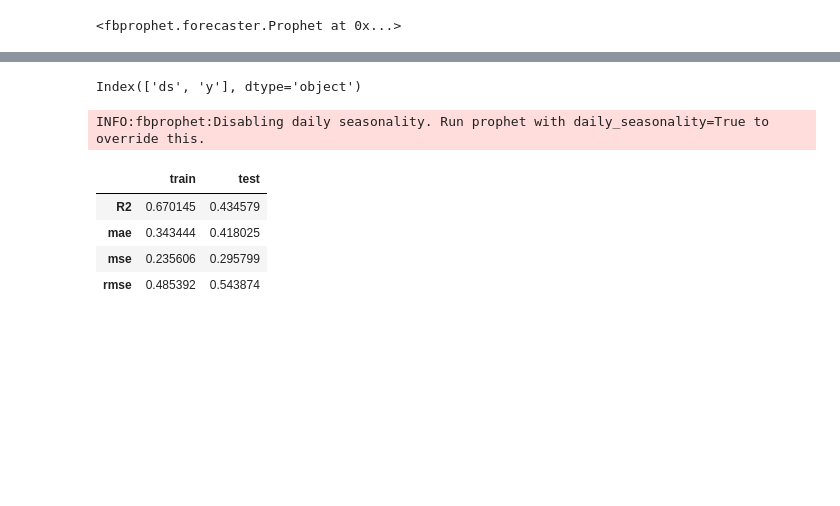
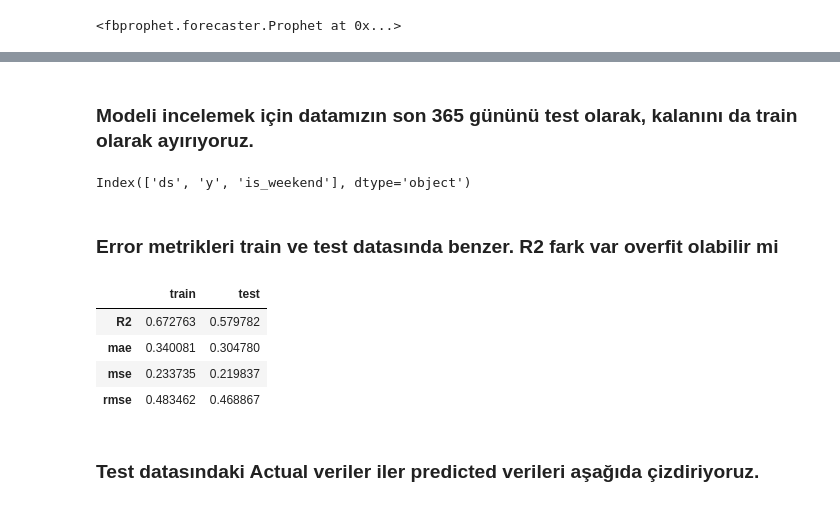
Before and after one commit to harun1yuksel/working, a Jupyter notebook: anomaly_detection/anomaly_detection.ipynb, the cells around one changed output, grey strips where cells are left out. Saved outputs shown, nothing was run; the diff lists cells and outputs as text; code cells hidden in the pictures; blank space fills up the shorter version.

```diff
--- a/anomaly_detection/anomaly_detection.ipynb
+++ b/anomaly_detection/anomaly_detection.ipynb
@@ -206,0 +213,8 @@ df
+# %%
+def is_weekend(ds):
+    date = pd.to_datetime(ds)
+    if date.weekday() >= 5:
+        return 1
+    else:
+        return 0
+df['is_weekend'] = df['ds'].apply(is_weekend)
@@ -207,5 +237,6 @@ df
 # %%
 m = Prophet()
+m.add_regressor("is_weekend")
 m.add_seasonality(name='monthly', period=30.5, fourier_order=5)
 
 m.fit(df)
@@ -267,23 +302,21 @@ plot_plotly(m, forecast, figsize=(1300, 700))
 plot_components_plotly(m, forecast, figsize=(1300, 200))
 # %% [output]
 [interactive output not drawn]
+# %% [markdown]
+### Modeli incelemek için datamızın son 365 gününü test olarak, kalanını da train olarak ayırıyoruz.
 # %%
 test_size = 365
 
 train = df[:-test_size]
 test = df[-test_size:]
 # %%
-train.columns
+test.columns
 # %% [output]
-Index(['ds', 'y'], dtype='object')
+Index(['ds', 'y', 'is_weekend'], dtype='object')
 # %%
 from sklearn.metrics import r2_score, mean_absolute_error, mean_squared_error
 
 def train_val(model, train, test):
-    model = Prophet()
-    model.add_seasonality(name='monthly', period=30.5, fourier_order=5)
-    model.fit(train)
-
     y_train_pred = model.predict(train)
     y_pred = model.predict(test)
 
@@ -298,13 +331,16 @@ def train_val(model, train, test):
     "rmse" : np.sqrt(mean_squared_error(test["y"], y_pred["yhat"]))}}
 
     return pd.DataFrame(scores)
+# %% [markdown]
+### Error metrikleri train ve test datasında benzer. R2 fark var overfit olabilir mi
 # %%
-train_val(model, train, test)
+train_val(m, train, test)
 # %% [output]
-INFO:fbprophet:Disabling daily seasonality. Run prophet with daily_seasonality=True to override this.
 |  | train | test |
-| R2 | 0.670145 | 0.434579 |
-| mae | 0.343444 | 0.418025 |
-| mse | 0.235606 | 0.295799 |
-| rmse | 0.485392 | 0.543874 |
+| R2 | 0.672763 | 0.579782 |
+| mae | 0.340081 | 0.304780 |
+| mse | 0.233735 | 0.219837 |
+| rmse | 0.483462 | 0.468867 |
+# %% [markdown]
+### Test datasındaki Actual veriler iler predicted verileri aşağıda çizdiriyoruz.
 # %%
```
Also changed, not shown: parts of 19 cells of this notebook.
